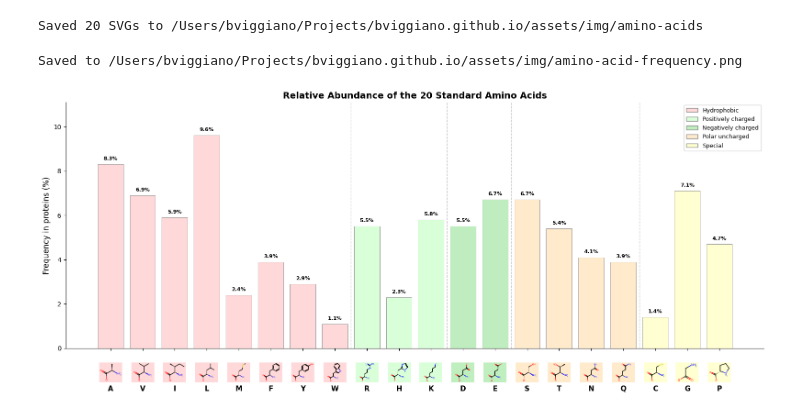
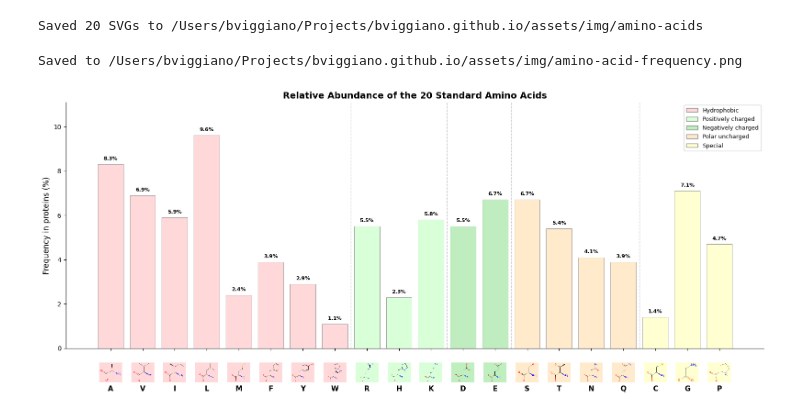
Before and after one commit to bviggiano/bviggiano.github.io, a Jupyter notebook: local_notebooks/amino_acids.ipynb, the cells around one changed output. Drawn from its saved outputs; the diff is of its cells as text; code cells hidden in the pictures.

```diff
--- a/local_notebooks/amino_acids.ipynb
+++ b/local_notebooks/amino_acids.ipynb
@@ -296,8 +296,8 @@ colors = [GROUP_COLORS[aa] for aa in codes]
 # Map 1-letter to mol index for rendering
 ONE_TO_IDX = {one: i for i, (_, one, _, _) in enumerate(AMINO_ACIDS)}
 
-def render_aa_png(one_letter, w=80, h=68):
-    """Render amino acid structure as PNG bytes using RDKit directly."""
+def render_aa_png(one_letter, w=320, h=272):
+    """Render amino acid structure as high-res PNG bytes using RDKit directly."""
     idx = ONE_TO_IDX[one_letter]
     mol = mols[idx]
     bg = AA_BG.get(one_letter, (1.0, 1.0, 1.0, 1.0))
@@ -317,11 +317,11 @@ bars = ax.bar(range(len(codes)), freqs, color=colors, edgecolor="#888888", linew
 for i, (code, freq) in enumerate(zip(codes, freqs)):
     ax.text(i, freq + 0.15, f"{freq}%", ha="center", va="bottom", fontsize=8, fontweight="bold")
 
-# Add structure images below x-axis
+# Add structure images below x-axis (rendered at 4x, displayed at 1x for sharpness)
 for i, code in enumerate(codes):
     try:
         img = render_aa_png(code)
-        imagebox = plt.matplotlib.offsetbox.OffsetImage(img, zoom=0.45)
+        imagebox = plt.matplotlib.offsetbox.OffsetImage(img, zoom=0.1125)
         ab = plt.matplotlib.offsetbox.AnnotationBbox(
             imagebox, (i, 0), xybox=(0, -38),
             xycoords=("data", "axes fraction"),
@@ -342,33 +342,33 @@ ax.set_title("Relative Abundance of the 20 Standard Amino Acids", fontsize=14, f
 ax.set_ylim(0, max(freqs) + 1.5)
 ax.spines["top"].set_visible(False)
 ax.spines["right"].set_visible(False)
 
 # Group divider lines
 group_sizes = [8, 3, 2, 4, 3]  # hydrophobic, positive, negative, polar, special
 pos = 0
 for size in group_sizes[:-1]:
     pos += size
     ax.axvline(x=pos - 0.5, color="#cccccc", linewidth=1, linestyle="--")
 
 # Legend for groups
 from matplotlib.patches import Patch
 legend_elements = [
     Patch(facecolor="#FFD9D9", edgecolor="#888", label="Hydrophobic"),
     Patch(facecolor="#D9FFD9", edgecolor="#888", label="Positively charged"),
     Patch(facecolor="#BFEDBF", edgecolor="#888", label="Negatively charged"),
     Patch(facecolor="#FFEBCC", edgecolor="#888", label="Polar uncharged"),
     Patch(facecolor="#FFFFD1", edgecolor="#888", label="Special"),
 ]
 ax.legend(handles=legend_elements, loc="upper right", fontsize=9)
 
 plt.tight_layout()
 plt.subplots_adjust(bottom=0.18)
 
-# Save
+# Save at high DPI
 out_path = Path("../assets/img/amino-acid-frequency.png")
-fig.savefig(out_path, dpi=150, bbox_inches="tight", facecolor="white")
+fig.savefig(out_path, dpi=600, bbox_inches="tight", facecolor="white")
 print(f"Saved to {out_path.resolve()}")
 plt.show()
 # %% [output]
 Saved to /Users/bviggiano/Projects/bviggiano.github.io/assets/img/amino-acid-frequency.png
-[figure, old version]
+[figure, new version]
```
Also changed, not shown: parts of 2 cells of this notebook, 14 other files.
